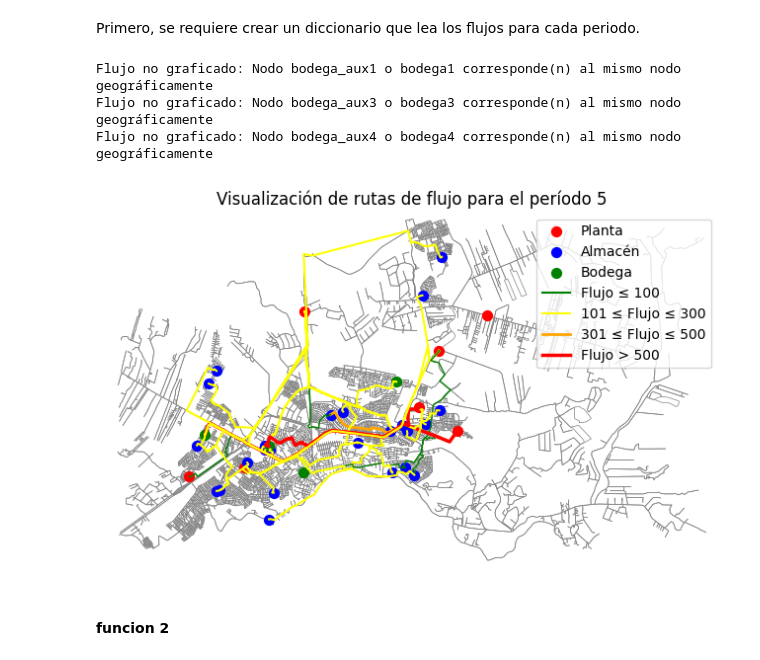
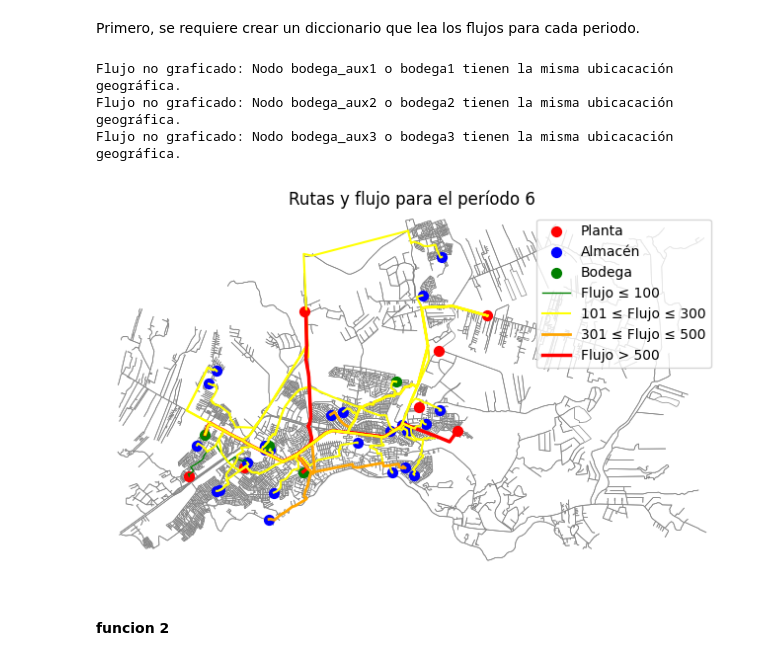
Before and after one commit to bwertheim1/tareas_flujo, a Jupyter notebook: t2_v4.ipynb, the cells around one changed output. Cells and saved outputs as stored; diff of their text form; code cells hidden in the pictures.

```diff
--- a/t2_v4.ipynb
+++ b/t2_v4.ipynb
@@ -632,35 +608,32 @@ def mapa_flujo(G, periodo):
     fig, ax = ox.plot_graph(G, node_size=0, edge_color="gray", edge_linewidth=0.5, bgcolor='white', close=False, show=False)
 
     #graficamos y asignamos leyenda:
-
     #plantas
-    ax.scatter([], [], c='red', s=50, label='Planta')  # Entrada vacía para la leyenda de plantas
+    ax.scatter([], [], c='red', s=50, label='Planta')
     for coord in map_plantas.values():
         ax.scatter(coord[0], coord[1], c='red', s=50)
-
     #almacenes
-    ax.scatter([], [], c='blue', s=50, label='Almacén')  # Entrada vacía para la leyenda de almacenes
+    ax.scatter([], [], c='blue', s=50, label='Almacén')
     for coord in map_almacenes.values():
         ax.scatter(coord[0], coord[1], c='blue', s=50)
-
     #bodegas
     primeras_cuatro_bodegas = list(map_bodegas.items())[:4]
     ax.scatter([], [], c='green', s=50, label='Bodega')
     for _, coord in primeras_cuatro_bodegas:
         ax.scatter(coord[0], coord[1], c='green', s=50)
 
-    #leyenda para las lineas de la ruta
-    ax.plot([], [], linewidth=1.5, color='green', label='Flujo ≤ 100')
+    #leyenda para las lineas de ruta
+    ax.plot([], [], linewidth=1, color='green', label='Flujo ≤ 100')
     ax.plot([], [], linewidth=1.5, color='yellow', label='101 ≤ Flujo ≤ 300')
     ax.plot([], [], linewidth=2, color='orange', label='301 ≤ Flujo ≤ 500')
     ax.plot([], [], linewidth=2.5, color='red', label='Flujo > 500')
 
-    #graficar rutas y cantidades de flujo:
+    #ruta_min entre dos nodos
     for (nodo_fuente, nodo_objetivo), cantidad_de_flujo in flujos_para_periodo.items():
         coords_fuente = None
         coords_objetivo = None
 
-        #verificar en que diccionario map_x se encuentra el nodo
+        #coordenadas de los nodos fuente y objetivo
         if nodo_fuente in map_plantas:
             coords_fuente = map_plantas[nodo_fuente]
         elif nodo_fuente in map_almacenes:
@@ -675,21 +648,20 @@ def mapa_flujo(G, periodo):
         elif nodo_objetivo in map_bodegas and nodo_objetivo in dict(primeras_cuatro_bodegas):
             coords_objetivo = map_bodegas[nodo_objetivo]
 
-        #verificar si ambos nodos están en el grafo y obtener el camino más corto
+        #busvamos la ruta
         if coords_fuente and coords_objetivo:
             try:
-                #busca el nodo mas cercano en G dadas las coordenadas
+                #encuentra el nodo más cercano en el grafo de puerto montt segun las coordenadas
                 nodo_grafo_fuente = ox.distance.nearest_nodes(G, coords_fuente[0], coords_fuente[1])
                 nodo_grafo_objetivo = ox.distance.nearest_nodes(G, coords_objetivo[0], coords_objetivo[1])
 
-                #ruta minima
+                #obtener ruta mínima entre los nodos origen-destino
                 ruta_min = nx.shortest_path(G, source=nodo_grafo_fuente, target=nodo_grafo_objetivo, weight='length')
 
-                #extrae las coordenadas de la ruta minima
+                #obtener las coordenadas de la ruta mínima
                 coordenadas_del_camino = [(G.nodes[nodo]['x'], G.nodes[nodo]['y']) for nodo in ruta_min]
 
-                #grafica la ruta con el color y ancho de línea que asignamos
-                x, y = zip(*coordenadas_del_camino)
+                #color y ancho de línea según el flujo
                 if cantidad_de_flujo <= 100:
                     ancho_de_linea = 1
                     color = 'green'
@@ -703,27 +675,30 @@ def mapa_flujo(G, periodo):
                     ancho_de_linea = 2.5
                     color = 'red'
 
+                #dibujamos la linea
+                x, y = zip(*coordenadas_del_camino)
+                ax.plot(x, y, linewidth=ancho_de_linea, color=color)
 
             except nx.NetworkXNoPath:
                 print(f"No hay un camino entre {nodo_fuente} y {nodo_objetivo} en el grafo.")
         else:
-            print(f"Flujo no graficado: Nodo {nodo_fuente} o {nodo_objetivo} corresponden al mismo nodo geográficamente")
+            print(f"Flujo no graficado: Nodo {nodo_fuente} o {nodo_objetivo} tienen la misma ubicacación geográfica.")
 
     plt.title(f"Rutas y flujo para el período {periodo}")
     plt.axis('off')
-    #leyenda y eliminación de duplicados (ayuda de chatGpt)
+    # Leyenda y eliminación de duplicados
     handles, labels = ax.get_legend_handles_labels()
     by_label = dict(zip(labels, handles))
     ax.legend(by_label.values(), by_label.keys(), loc="upper right")
     plt.show()
 # %%
 #Ejecutar función con grafo puerto montt y periodo i
-visualizar_flujo_periodo(PM, 5)
+mapa_flujo(PM, 6)
 # %% [output]
-Flujo no graficado: Nodo bodega_aux1 o bodega1 corresponde(n) al mismo nodo geográficamente
-Flujo no graficado: Nodo bodega_aux3 o bodega3 corresponde(n) al mismo nodo geográficamente
-Flujo no graficado: Nodo bodega_aux4 o bodega4 corresponde(n) al mismo nodo geográficamente
+Flujo no graficado: Nodo bodega_aux1 o bodega1 tienen la misma ubicacación geográfica.
+Flujo no graficado: Nodo bodega_aux2 o bodega2 tienen la misma ubicacación geográfica.
+Flujo no graficado: Nodo bodega_aux3 o bodega3 tienen la misma ubicacación geográfica.
-[figure, old version]
+[figure, new version]
 # %% [markdown]
 #### funcion 2
 # %% [markdown]
```
Also changed, not shown: parts of 28 cells of this notebook, 1 other file.
